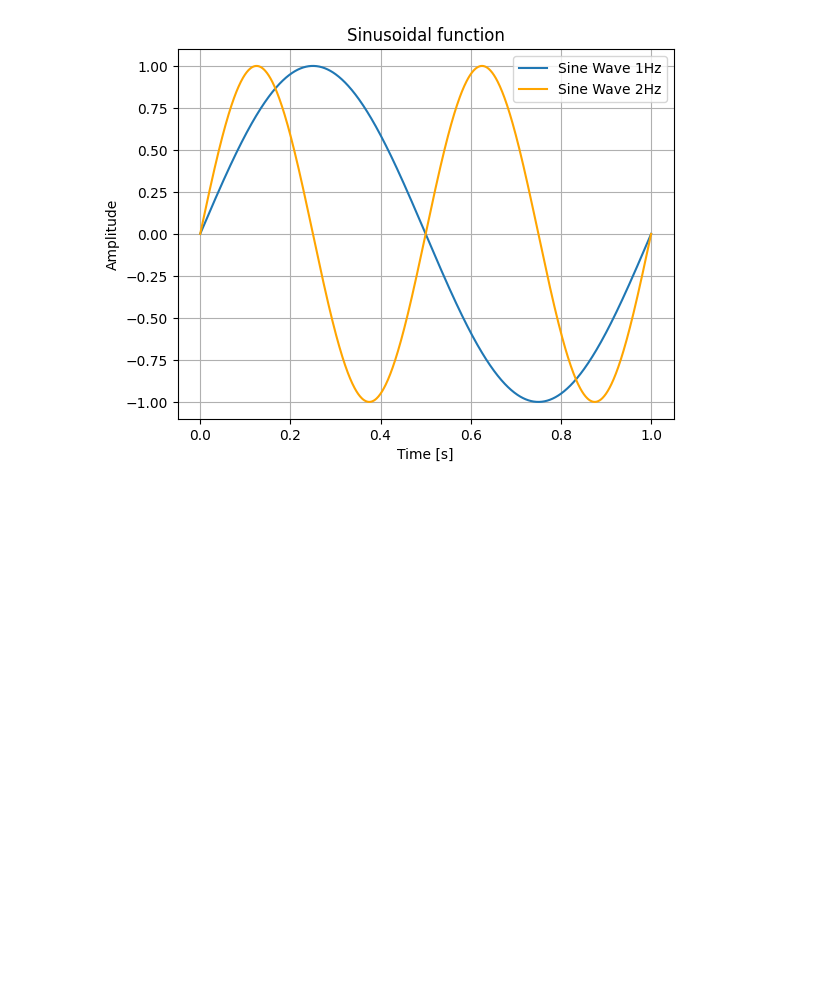
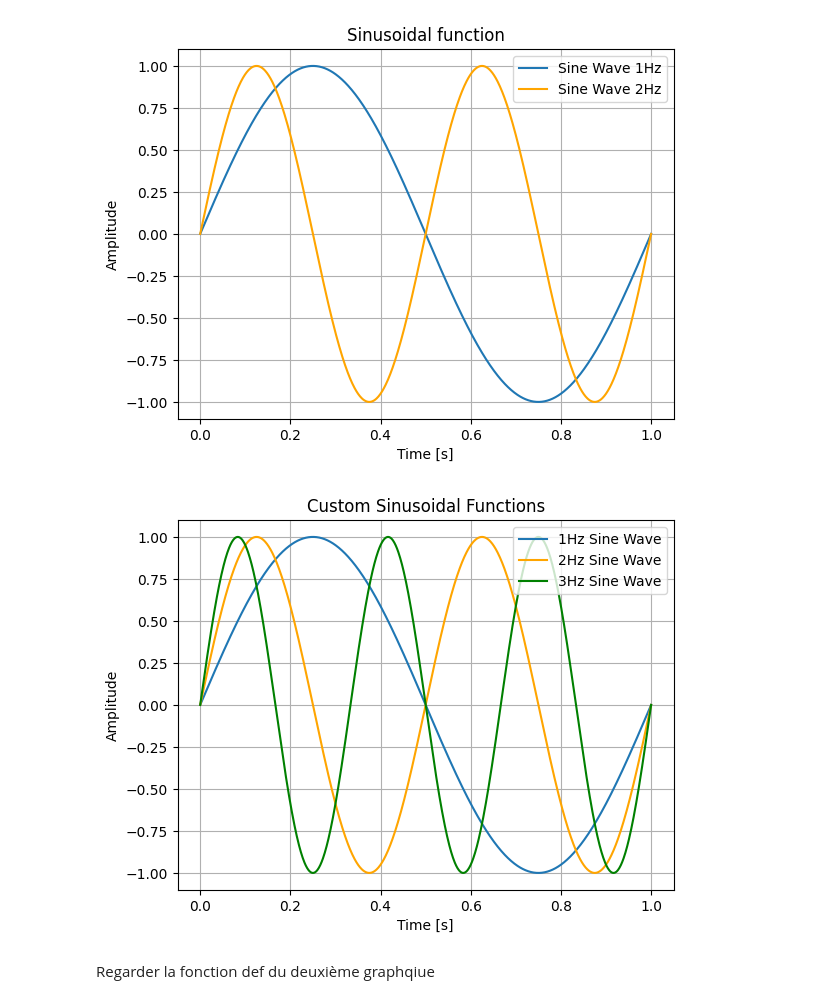
Before and after one commit to chloelaignel31-boop/Series02_python_sinusoide, a Jupyter notebook: Series02_python.ipynb, the cells around one changed output. Drawn from its saved outputs; the diff is of its cells as text; code cells hidden in the pictures; blank space fills up the shorter version.

Commit message:
plot final

```diff
--- a/Series02_python.ipynb
+++ b/Series02_python.ipynb
@@ -72,10 +72,14 @@ plt.savefig("figures/sinusoidal_signal_with_cosine.png")
 # %% [markdown]
 ## 1.3 Create a notebook to plot sinusoidal signals (final version)
 # %%
-# Create a function called sinusoidal_plot
+# Create a function called sinusoidal that:
+
+import numpy as np
+import matplotlib.pyplot as plt
+t = np.linspace(0, 1, 1000)
 s1 = np.sin(2 * np.pi * t)  # sine wave with period 1s
 S2 = np.sin(4 * np.pi * t)  # sine wave with period 0.5s
-def sinusoidal_plot():
+def sinusoidal():
     plt.plot(t, s1, label='Sine Wave 1Hz')
     plt.plot(t, S2, label='Sine Wave 2Hz', color='orange')
     plt.title("Sinusoidal function")
@@ -85,6 +89,30 @@ def sinusoidal_plot():
     plt.legend()
     plt.show()
 
-plt.show(sinusoidal_plot())
+plt.show(sinusoidal())
 # %% [output]
 [figure]
+# %%
+# Create a function called sinusoidal that:
+import numpy as np
+import matplotlib.pyplot as plt
+
+def sinusoidal(amplitude, frequency, phase, time):
+    return amplitude * np.sin(2 * np.pi * frequency * time + phase)
+
+s1 = sinusoidal(1, 1, 0, t)  # 1Hz sine wave
+s2 = sinusoidal(1, 2, 0, t)  # 2Hz sine wave with phase shift
+s3 = sinusoidal(1, 3, 0, t)  # 3Hz sine wave
+plt.plot(t, s1, label='1Hz Sine Wave')
+plt.plot(t, s2, label='2Hz Sine Wave', color='orange')
+plt.plot(t, s3, label='3Hz Sine Wave', color='green')
+plt.title("Custom Sinusoidal Functions")
+plt.xlabel("Time [s]")
+plt.ylabel("Amplitude")
+plt.grid(True)
+plt.legend()
+plt.show()
+# %% [output]
+[figure, added]
+# %% [markdown]
+Regarder la fonction def du deuxième graphqiue
```
